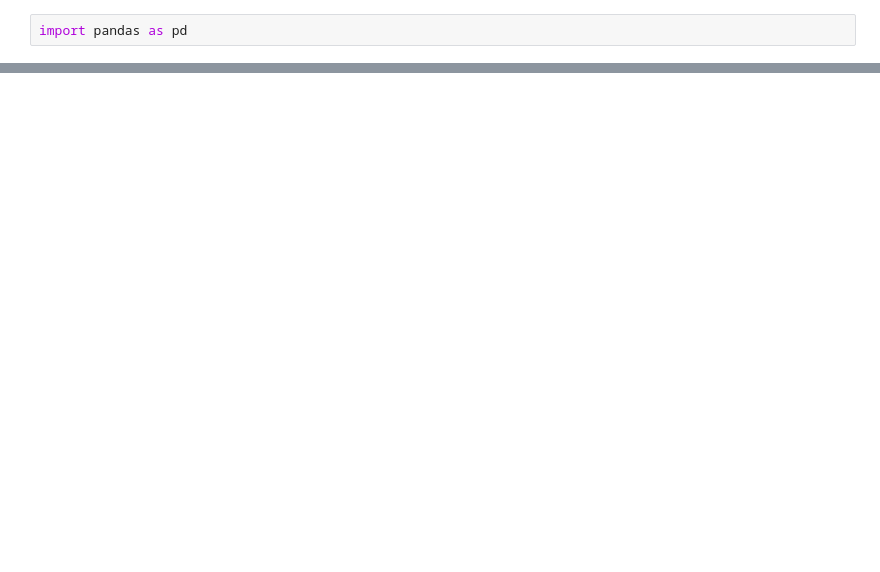
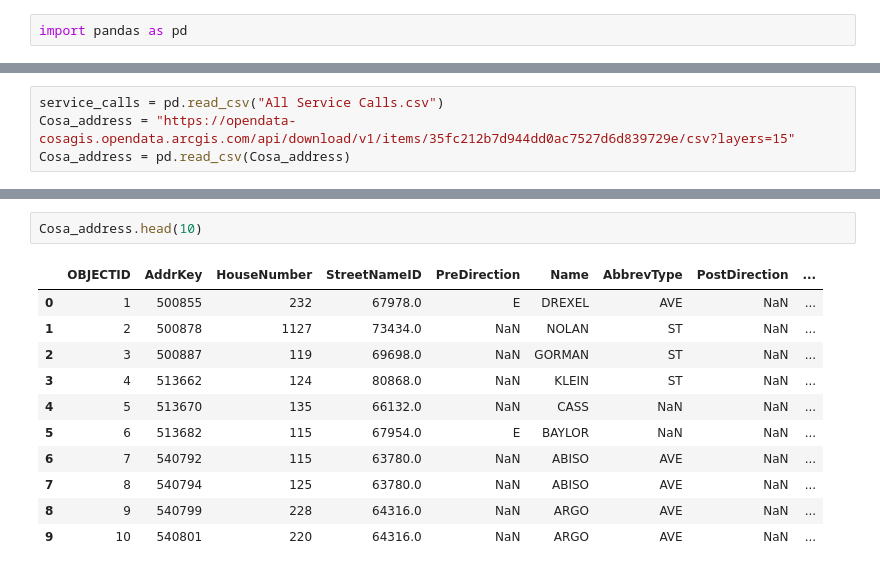
Before and after one commit to juanegarcia18/COSA-Service-Calls, a Jupyter notebook: service_call.ipynb, the cells around one changed output, grey strips where cells are left out. Saved outputs shown, nothing was run; the diff lists cells and outputs as text; blank space fills up the shorter version.

```diff
--- a/service_call.ipynb
+++ b/service_call.ipynb
@@ -17,0 +3,4 @@ df.head(10)
+# %%
+service_calls = pd.read_csv("All Service Calls.csv")
+Cosa_address = "https://opendata-cosagis.opendata.arcgis.com/api/download/v1/items/35fc212b7d944dd0ac7527d6d839729e/csv?layers=15"
+Cosa_address = pd.read_csv(Cosa_address)
@@ -17,0 +21,14 @@ df.head(10)
+# %%
+Cosa_address.head(10)
+# %% [output]
+|  | OBJECTID | AddrKey | HouseNumber | StreetNameID | PreDirection | Name | AbbrevType | PostDirection | ... |
+| 0 | 1 | 500855 | 232 | 67978.0 | E | DREXEL | AVE | NaN | ... |
+| 1 | 2 | 500878 | 1127 | 73434.0 | NaN | NOLAN | ST | NaN | ... |
+| 2 | 3 | 500887 | 119 | 69698.0 | NaN | GORMAN | ST | NaN | ... |
+| 3 | 4 | 513662 | 124 | 80868.0 | NaN | KLEIN | ST | NaN | ... |
+| 4 | 5 | 513670 | 135 | 66132.0 | NaN | CASS | NaN | NaN | ... |
+| 5 | 6 | 513682 | 115 | 67954.0 | E | BAYLOR | NaN | NaN | ... |
+| 6 | 7 | 540792 | 115 | 63780.0 | NaN | ABISO | AVE | NaN | ... |
+| 7 | 8 | 540794 | 125 | 63780.0 | NaN | ABISO | AVE | NaN | ... |
+| 8 | 9 | 540799 | 228 | 64316.0 | NaN | ARGO | AVE | NaN | ... |
+| 9 | 10 | 540801 | 220 | 64316.0 | NaN | ARGO | AVE | NaN | ... |
```
Also changed, not shown: parts of 11 cells of this notebook, 1 other file.
